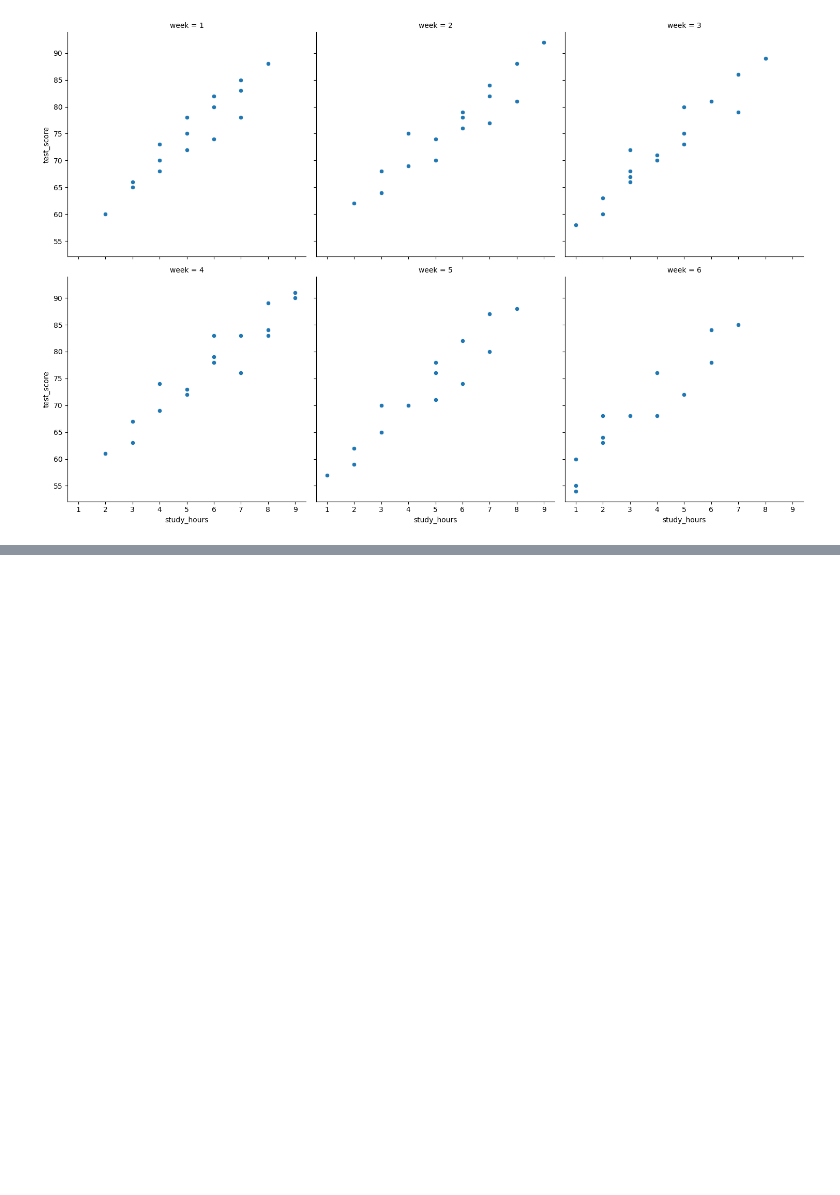
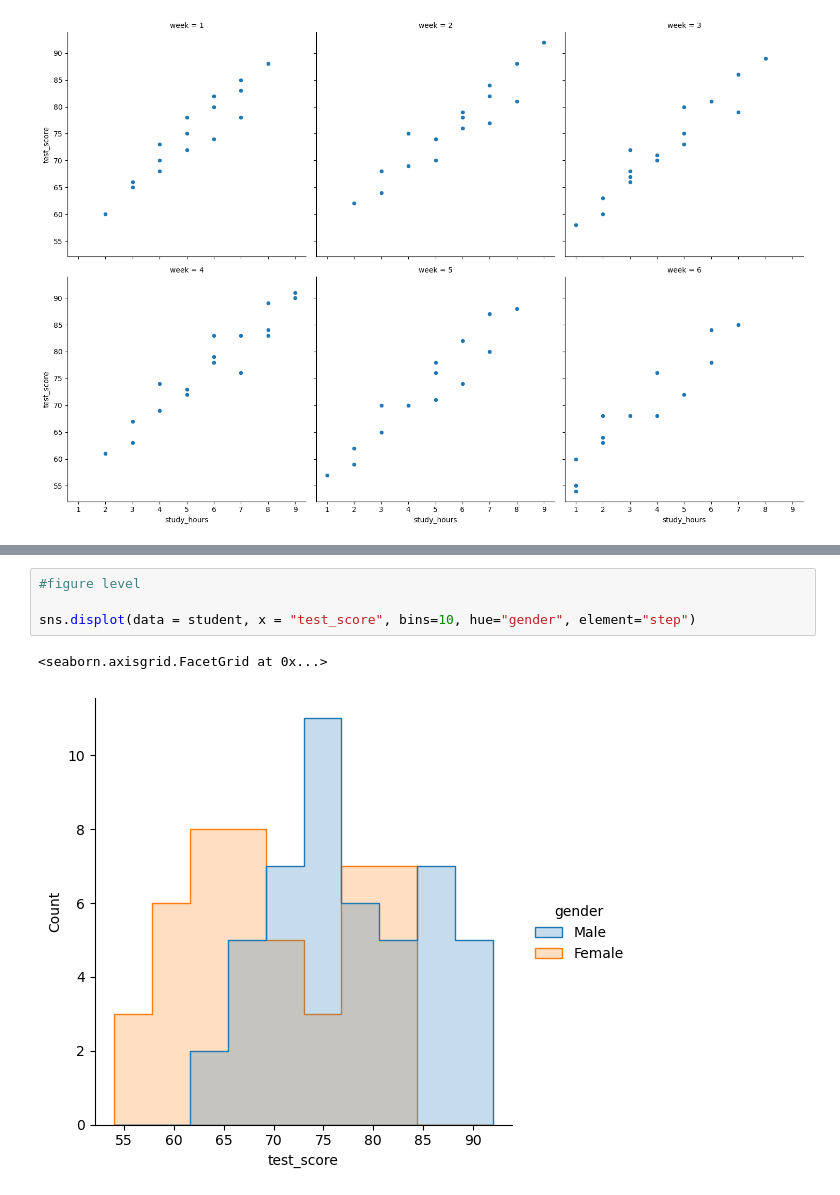
Before and after one commit to nafijur-rahaman/Data-Analysis-With-Python, a Jupyter notebook: Seaborn/seborn.ipynb, the cells around one changed output, grey strips where cells are left out. Cells and saved outputs as stored; diff of their text form; blank space fills up the shorter version.

```diff
--- a/Seaborn/seborn.ipynb
+++ b/Seaborn/seborn.ipynb
@@ -92,0 +102,7 @@ sns.relplot(kind='scatter', data = student, x = 'study_hours' , y ='test_score',
+# %%
+#figure level
+
+sns.displot(data = student, x = "test_score", bins=10, hue="gender", element="step")
+# %% [output]
+<seaborn.axisgrid.FacetGrid at 0x...>
+[figure, added]
```
Also changed, not shown: parts of 3 cells of this notebook.
